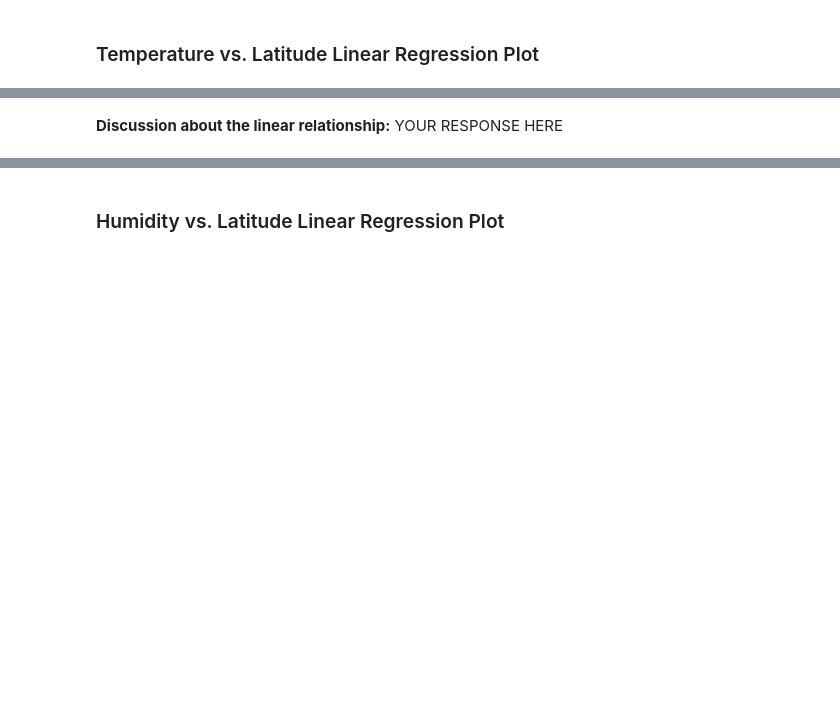
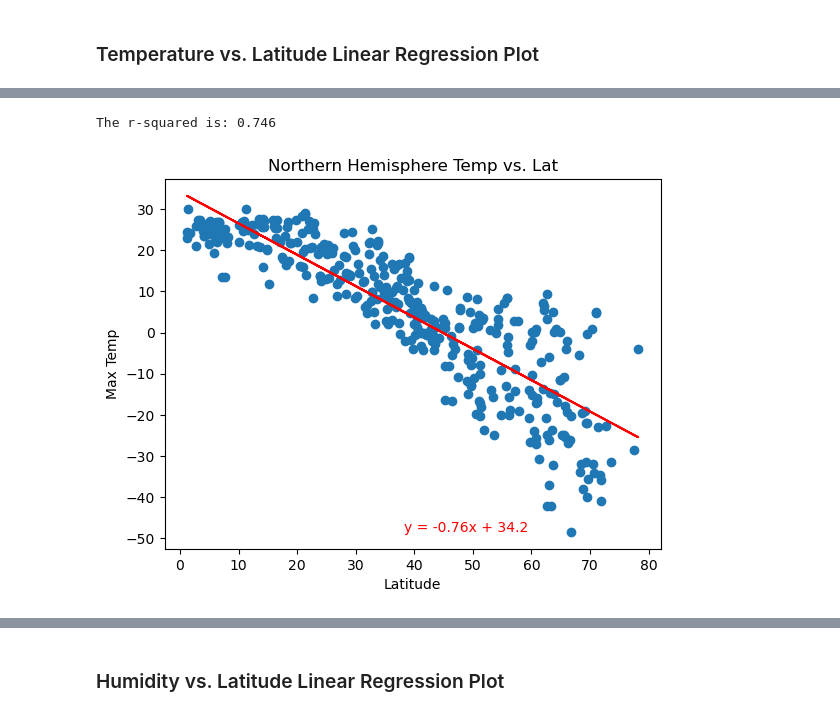
Before and after one commit to CameronLeslie1/Python-API-Challenge, a Jupyter notebook: starter_code/WeatherPy.ipynb, the cells around one changed output, grey strips where cells are left out. Saved outputs shown, nothing was run; the diff lists cells and outputs as text; code cells hidden in the pictures; blank space fills up the shorter version.

```diff
--- a/starter_code/WeatherPy.ipynb
+++ b/starter_code/WeatherPy.ipynb
@@ -275,2 +272,18 @@ plt.show()
+# %%
+# Define a function to create Linear Regression plots
+def Linear_Regression_Plots(x,y,xlabel,ylabel, title):
+    slope, intercept, rvalue, pvalue, stderr = linregress(x,y)
+    regression_values = x*slope + intercept
+    Regression_equation = "y = "+str(round(slope,2))+"x + " + str(round(intercept,2))
+    rsquared = round(rvalue**2,3)
+
+    plt.scatter(x,y,alpha=1)
+    plt.plot(x,regression_values,color="red")
+    plt.title(title)
+    plt.ylabel(ylabel)
+    plt.xlabel(xlabel)
+    plt.annotate(Regression_equation,(x.mean(),y.min()),fontsize = 10,color="red")
+    print(f"The r-squared is: {rsquared}")
+    plt.show()
 # %%
 # Create a DataFrame with the Northern Hemisphere data (Latitude >= 0)
@@ -317,2 +318,9 @@ The r-value is: 0.4121057168607245
-# %% [markdown]
-**Discussion about the linear relationship:** YOUR RESPONSE HERE
+# %%
+# Linear regression on Northern Hemisphere
+x_axis = northern_hemi_df["Lat"]
+y_axis = northern_hemi_df["Max Temp"]
+
+Linear_Regression_Plots(x_axis,y_axis,"Latitude","Max Temp","Northern Hemisphere Temp vs. Lat")
+# %% [output]
+The r-squared is: 0.746
+[figure, added]
```
Also changed, not shown: parts of 25 cells of this notebook.
